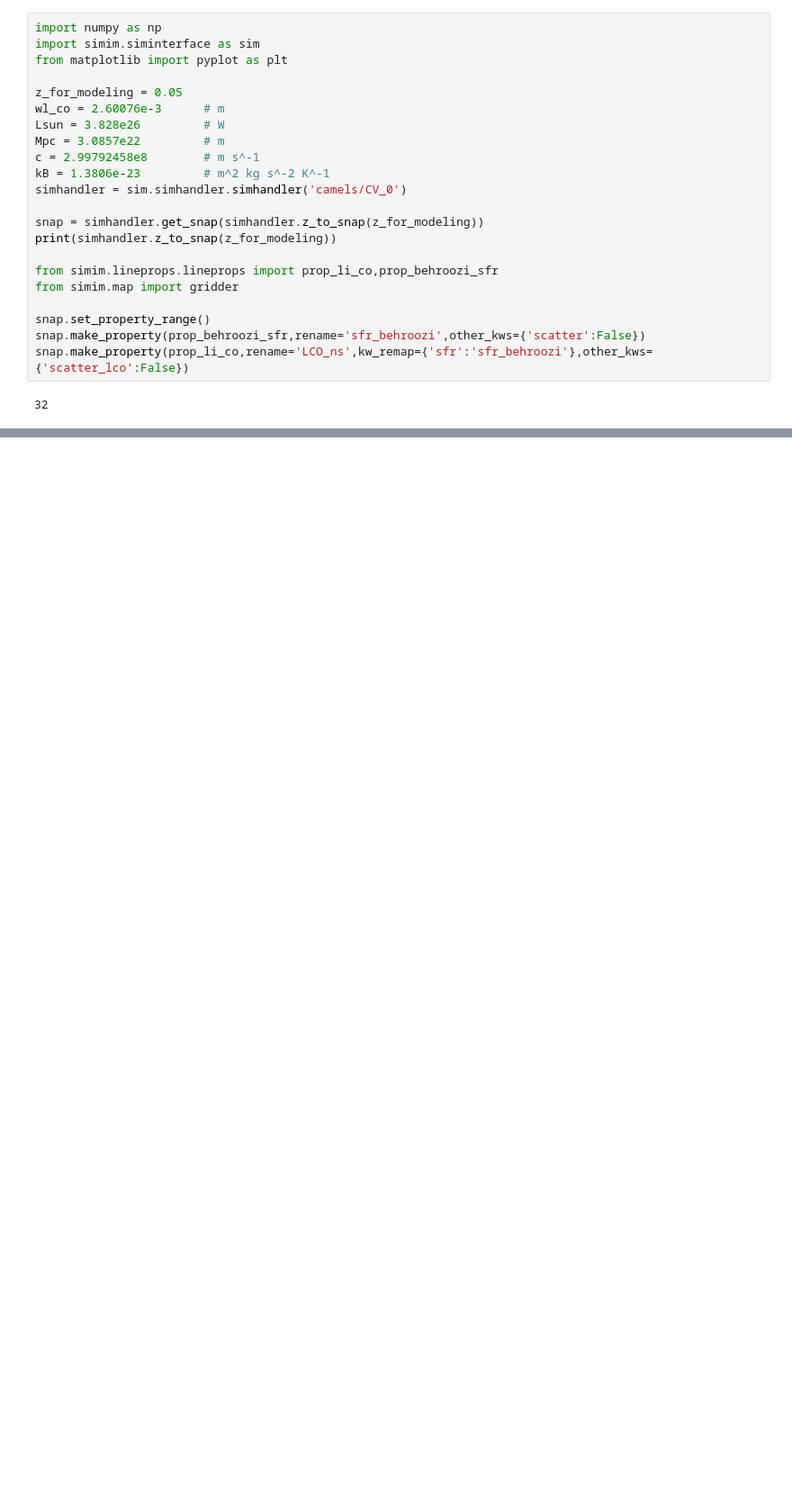
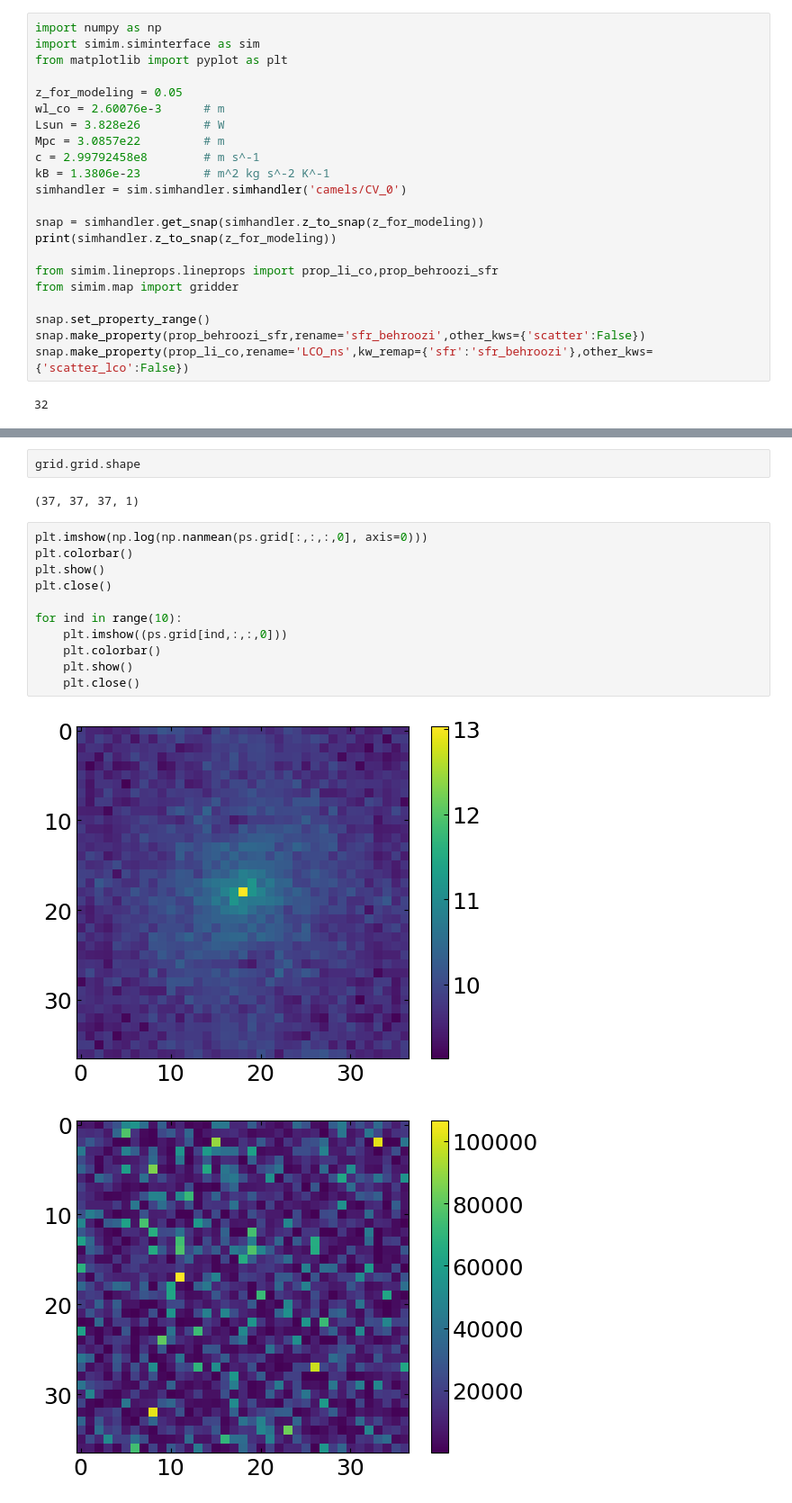
Before and after one commit to shubhagrawal30/CosmoIM, a Jupyter notebook: notebooks/gridder.ipynb, the cells around one changed output, grey strips where cells are left out. Shown at 90% size. Saved outputs shown, nothing was run; the diff lists cells and outputs as text; blank space fills up the shorter version.

```diff
--- a/notebooks/gridder.ipynb
+++ b/notebooks/gridder.ipynb
@@ -64,0 +83,18 @@ plt.close()
+# %%
+grid.grid.shape
+# %% [output]
+(37, 37, 37, 1)
+# %%
+plt.imshow(np.log(np.nanmean(ps.grid[:,:,:,0], axis=0)))
+plt.colorbar()
+plt.show()
+plt.close()
+
+for ind in range(10):
+    plt.imshow((ps.grid[ind,:,:,0]))
+    plt.colorbar()
+    plt.show()
+    plt.close()
+# %% [output]
+[figure, added]
+[figure, added]
```
Also changed, not shown: parts of 5 cells of this notebook, 4 other files.
